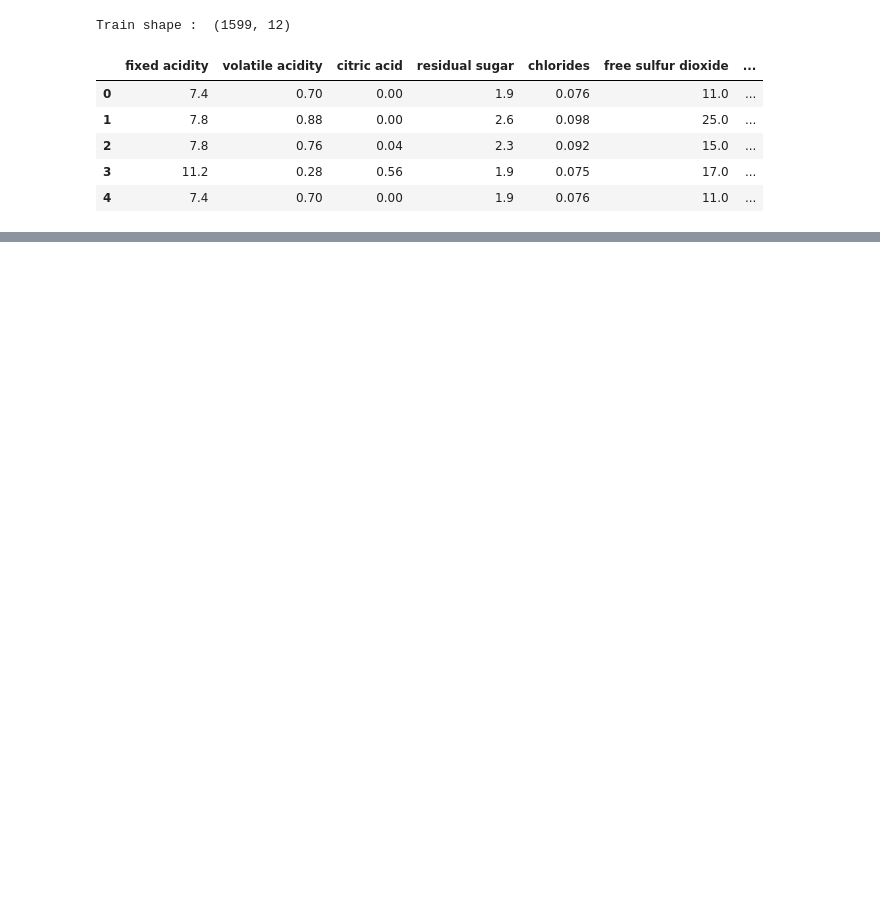
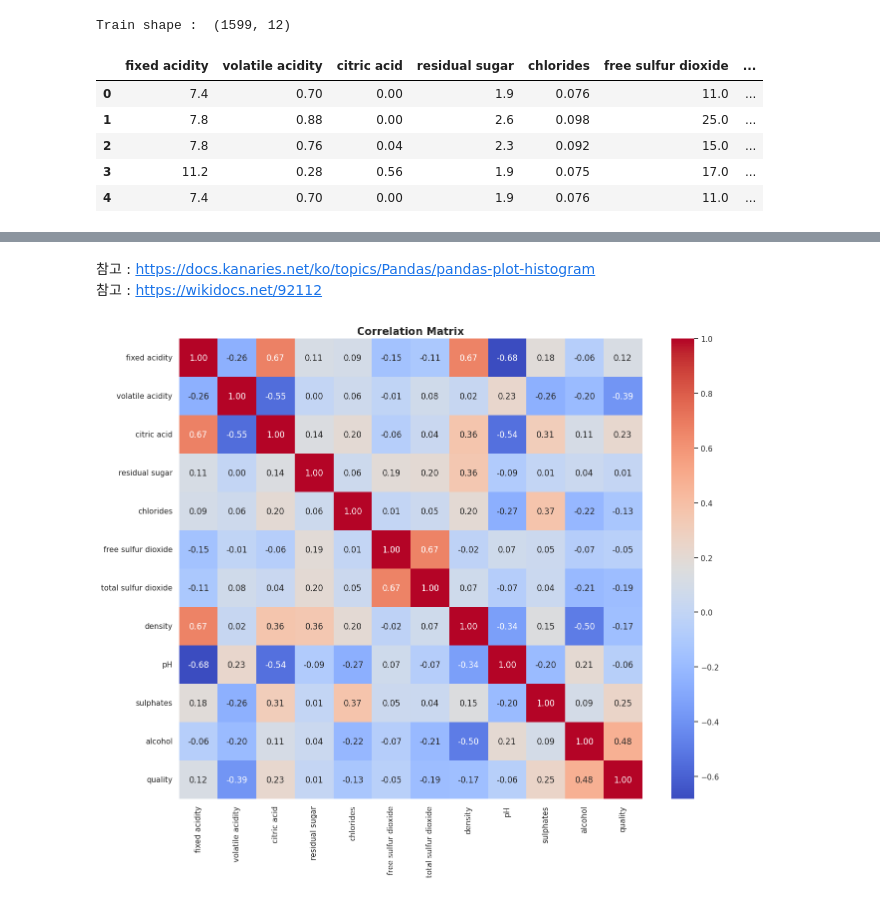
Before and after one commit to YiPhoebe/wine_quality_prediction, a Jupyter notebook: wine_quality.ipynb, the cells around one changed output, grey strips where cells are left out. Drawn from its saved outputs; the diff is of its cells as text; code cells hidden in the pictures; blank space fills up the shorter version.

```diff
--- a/wine_quality.ipynb
+++ b/wine_quality.ipynb
@@ -50,0 +160,12 @@ plt.show()
+# %% [markdown]
+참고 : https://docs.kanaries.net/ko/topics/Pandas/pandas-plot-histogram
+참고 : https://wikidocs.net/92112
+# %%
+# 상관계수(corr) 확인하여, 어떤 변수가 품질 점수와 밀접한지 파악
+corr = df.corr()
+plt.figure(figsize=(15, 12))
+sns.heatmap(corr, annot=True, fmt=".2f", cmap='coolwarm')
+plt.title("Correlation Matrix", fontsize=15, fontweight='bold')
+plt.show()
+# %% [output]
+[figure, added]
```
Also changed, not shown: parts of 12 cells of this notebook.
